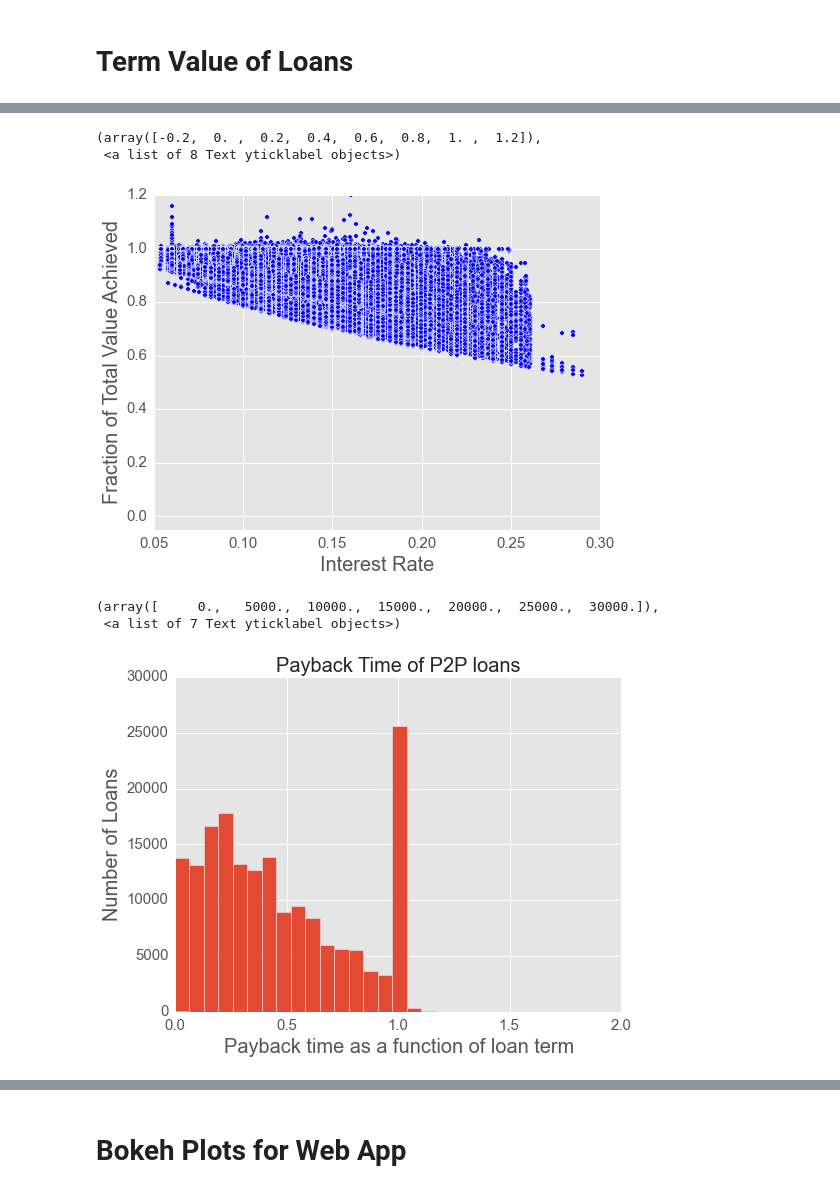
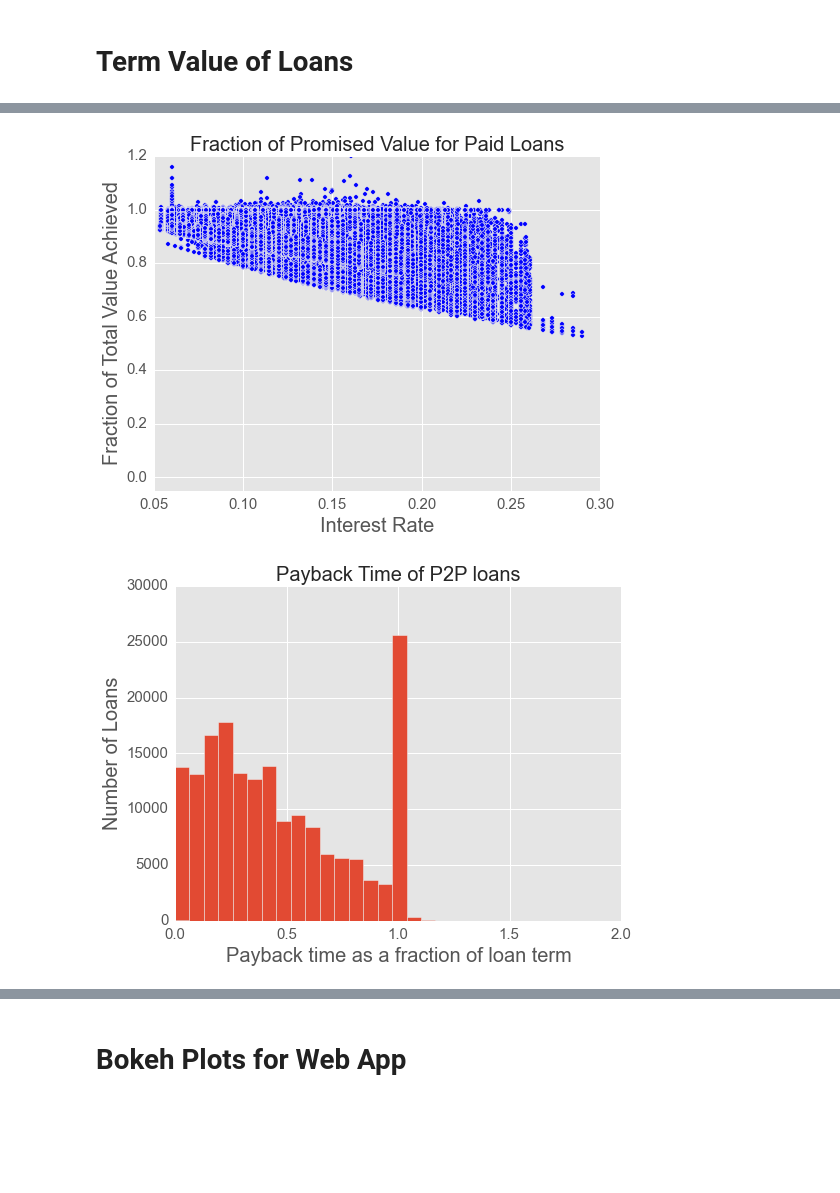
Before and after one commit to aaronf89/CapstoneApp, a Jupyter notebook: Visualizations.ipynb, the cells around one changed output, grey strips where cells are left out. Drawn from its saved outputs; the diff is of its cells as text; code cells hidden in the pictures; blank space fills up the shorter version.

```diff
--- a/Visualizations.ipynb
+++ b/Visualizations.ipynb
@@ -35,7 +22,7 @@ files=[file1,file2,file3,file4]
 # %%
 cols=['loan_amnt','funded_amnt','total_pymnt', 'loan_status', 'int_rate', 'term',
       'desc', 'grade', 'annual_inc', 'purpose', 'emp_length', 'earliest_cr_line',
-      'revol_util', 'home_ownership', 'sub_grade', 'addr_state', 'dti', 'revol_bal', 'installment']
+      'revol_util', 'home_ownership', 'sub_grade', 'addr_state', 'dti', 'revol_bal', 'installment', 'last_pymnt_d', 'issue_d']
 # %%
 #Load data in from files
 df1=LC.GetData(cols, files)
@@ -195,19 +182,16 @@ plt.yticks(fontsize=15)
 # %%
 #Plot of how much of the naive term value loans that are paid off actually achieve
 df1['Fraction_Of_Total']=df1.total_pymnt/(df1.installment*df1.term)
 ax=df1[(df1.loan_status!=bin(0)) & (df1.loan_status!=2)].plot(x='int_rate', y='Fraction_Of_Total', kind='scatter', color='blue', xlim=(0.05,0.3), ylim=(-.05, 1.2))
 ax.legend(loc='upper left')
 ax.set_xlabel('Interest Rate', fontsize=20)
 ax.set_ylabel('Fraction of Total Value Achieved', fontsize=20)
-ax4.xaxis.label.set_fontsize(20)
-ax4.yaxis.label.set_fontsize(20)
-ax4.title.set_fontsize(20)
+ax.set_title('Fraction of Promised Value for Paid Loans', fontsize=20)
 plt.xticks(fontsize=15)
 plt.yticks(fontsize=15)
+savefig('frac.jpg', bbox_inches='tight')
 # %% [output]
-(array([-0.2,  0. ,  0.2,  0.4,  0.6,  0.8,  1. ,  1.2]),
- <a list of 8 Text yticklabel objects>)
-[figure, old version]
+[figure, new version]
 # %%
 #Repayment term of paid off loans
 def GetNano(x):
@@ -221,15 +205,14 @@ payment_time=df1[df1.loan_status==bin(1)][['loan_status','Payment_Length', 'term
 #Over all loans
 payment_time['Difference']=(payment_time.Payment_Length)/payment_time.term
 ax=payment_time.Difference.hist(bins=30)
-ax.set_xlabel('Payback time as a function of loan term', fontsize=20)
+ax.set_xlabel('Payback time as a fraction of loan term', fontsize=20)
 ax.set_ylabel('Number of Loans', fontsize=20)
 ax.set_title('Payback Time of P2P loans')
 ax.title.set_fontsize(20)
 plt.xticks(fontsize=15)
 plt.yticks(fontsize=15)
+savefig('payback_all.jpg', bbox_inches='tight')
 # %% [output]
-(array([     0.,   5000.,  10000.,  15000.,  20000.,  25000.,  30000.]),
- <a list of 7 Text yticklabel objects>)
 [figure]
 # %%
 #Over high interest loans
```
Also changed, not shown: parts of 5 cells of this notebook, 5 other files.
